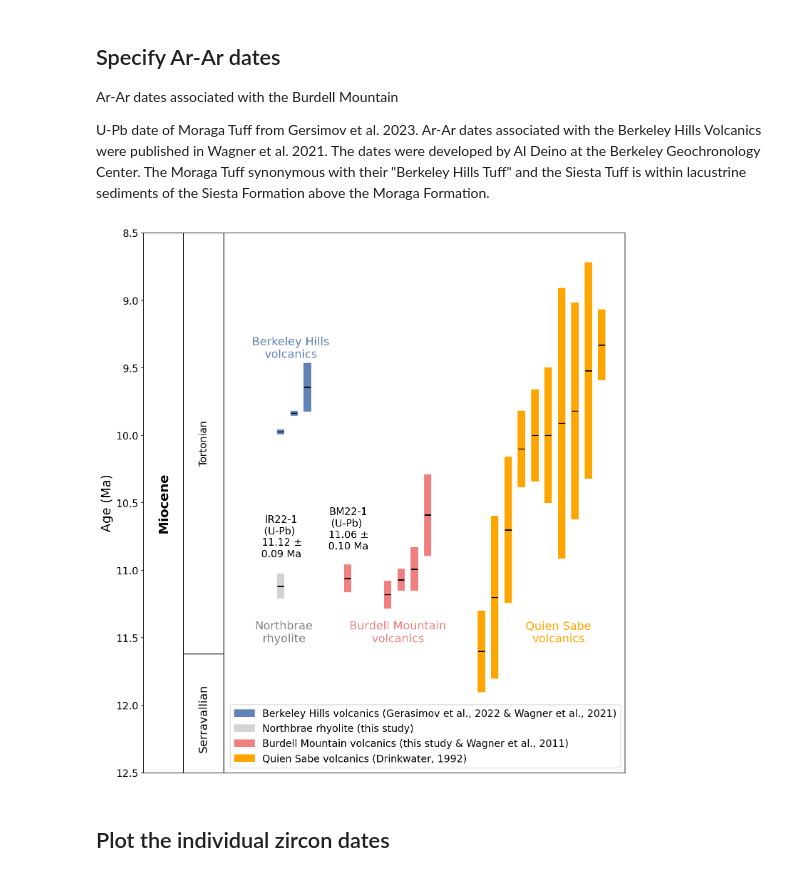
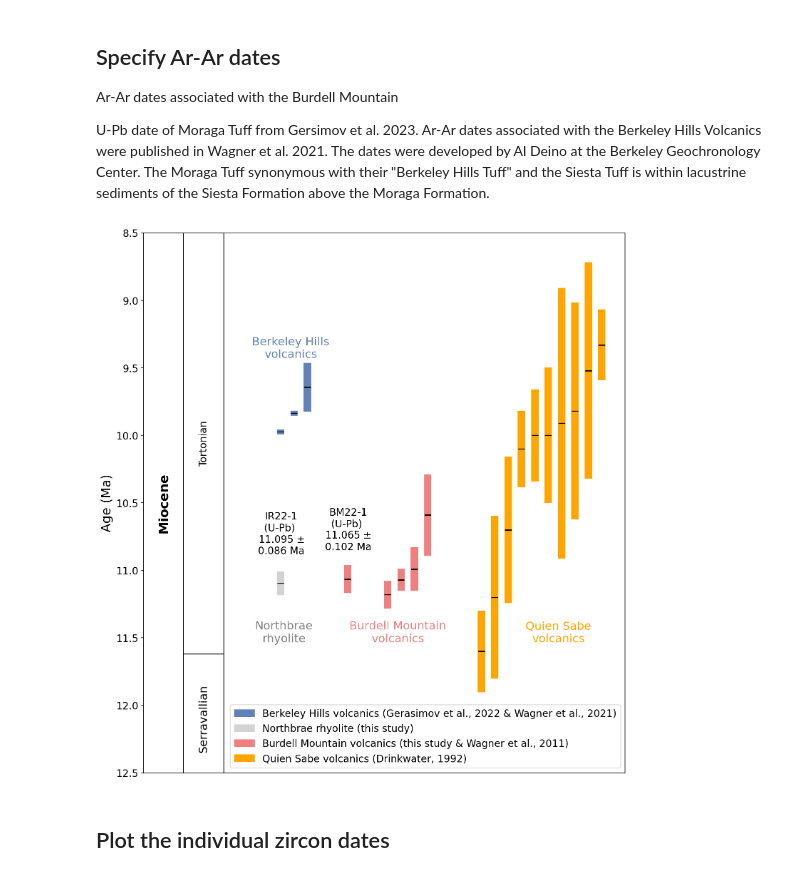
Before and after one commit to Swanson-Hysell-Group/Northbrae_Volcanics, a Jupyter notebook: code/date_bar_plots.ipynb, the cells around one changed output. Saved outputs shown, nothing was run; the diff lists cells and outputs as text; code cells hidden in the pictures.

```diff
--- a/code/date_bar_plots.ipynb
+++ b/code/date_bar_plots.ipynb
@@ -79,11 +79,11 @@ Quien_Sabe_K_Ar_2sigma_89Sg_15 = 0.3*2
 Quien_Sabe_K_Ar_2sigma_88Sg_12 = 0.15*2
 # %%
 #date developed on zircon U-Pb (Henschel et al., 202#)
-Burdell_Mountain_weighted_mean_date = 11.06
-Burdell_Mountain_weighted_mean_2sigma = 0.10
+Burdell_Mountain_weighted_mean_date = 11.065
+Burdell_Mountain_weighted_mean_2sigma = 0.102
 
-Indian_Rock_weighted_mean_date = 11.118
-Indian_Rock_weighted_mean_2sigma = 0.089
+Indian_Rock_weighted_mean_date = 11.095
+Indian_Rock_weighted_mean_2sigma = 0.086
 # %%
 x_positions = [9]
 
@@ -140,7 +140,7 @@ ax.hlines(Indian_Rock_weighted_mean_date,Ar_x,Ar_x+Ar_width,color='black')
 Indian_Rock_date_error = matplotlib.patches.Rectangle((Ar_x, Indian_Rock_weighted_mean_date-Indian_Rock_weighted_mean_2sigma),\
                                          Ar_width, Indian_Rock_weighted_mean_2sigma*2, color='lightgrey', label='Northbrae rhyolite (this study)')
 ax.add_patch(Indian_Rock_date_error)
-ax.text(Ar_x+0.3,Indian_Rock_weighted_mean_date-0.2,'IR22-1\n(U-Pb) \n11.12 $\pm$\n0.09 Ma',size='14',horizontalalignment='center',
+ax.text(Ar_x+0.3,Indian_Rock_weighted_mean_date-0.2,'IR22-1\n(U-Pb) \n' + str(Indian_Rock_weighted_mean_date) + ' $\pm$\n' + str(Indian_Rock_weighted_mean_2sigma) + ' Ma',size='14',horizontalalignment='center',
         verticalalignment='bottom',multialignment='center',rotation=0)
 
 ### Burdell dates
@@ -151,7 +151,7 @@ ax.hlines(Burdell_Mountain_weighted_mean_date,Ar_x,Ar_x+Ar_width,color='black')
 Burdell_Mountain_date_error = matplotlib.patches.Rectangle((Ar_x, Burdell_Mountain_weighted_mean_date-Burdell_Mountain_weighted_mean_2sigma),\
                                          Ar_width, Burdell_Mountain_weighted_mean_2sigma*2, color='lightcoral', label='Burdell Mountain volcanics (this study & Wagner et al., 2011)')
 ax.add_patch(Burdell_Mountain_date_error)
-ax.text(Ar_x+0.3,Burdell_Mountain_weighted_mean_date-0.2,'BM22-1\n(U-Pb) \n11.06 $\pm$\n0.10 Ma',size='14',horizontalalignment='center',
+ax.text(Ar_x+0.3,Burdell_Mountain_weighted_mean_date-0.2,'BM22-1\n(U-Pb) \n' +str(Burdell_Mountain_weighted_mean_date) + ' $\pm$\n' + str(Burdell_Mountain_weighted_mean_2sigma) + ' Ma',size='14',horizontalalignment='center',
         verticalalignment='bottom',multialignment='center',rotation=0)
 
 Ar_x=x_positions[0]+4
@@ -290,34 +290,34 @@ ax.add_patch(matplotlib.patches.Rectangle((-3, Serravallian_Tortonian),
                                           3, Langhian_Serravallian-Serravallian_Tortonian, facecolor='white',edgecolor='black'))
 ax.annotate('Serravallian', (-1.5, 12.35), color='black',
             fontsize=16, ha='center', va='bottom',rotation=90)
 
 ax.add_patch(matplotlib.patches.Rectangle((-3, plot_age_min),
                                           3, Serravallian_Tortonian-plot_age_min, facecolor='white',edgecolor='black'))
 ax.annotate('Tortonian', (-1.5, (Serravallian_Tortonian+plot_age_min)/2), color='black',
             fontsize=14, ha='center', va='center',rotation=90)
 
 plt.legend(loc='lower left',bbox_to_anchor=(0.17, 0., 0.5, 0.5),fontsize=14)
 
 # Labels
 ax.text(5,Siesta_Tuff_Ar_date-0.2,'Berkeley Hills\nvolcanics',size='16',horizontalalignment='center',
         verticalalignment='bottom',multialignment='center',rotation=0, color='#6082B6')
 
 ax.text(25,11.55,'Quien Sabe\nvolcanics',size='16',horizontalalignment='center',
         verticalalignment='bottom',multialignment='center',rotation=0, color='orange')
 
 ax.text(4.5,11.55,'Northbrae\nrhyolite',size='16',horizontalalignment='center',
         verticalalignment='bottom',multialignment='center',rotation=0, color='grey')
 
 ax.text(13,11.55,'Burdell Mountain\nvolcanics',size='16',horizontalalignment='center',
         verticalalignment='bottom',multialignment='center',rotation=0, color='lightcoral')
 
 ax.tick_params(axis='y', labelsize=14)
 plt.ylabel('Age (Ma)',fontsize=18)
 plt.tight_layout()
 plt.savefig('./output/Coast_Range_Volcanics_Dates.pdf')
 plt.show()
 # %% [output]
-[figure, old version]
+[figure, new version]
 # %% [markdown]
 ## Plot the individual zircon dates
 # %%
```
Also changed, not shown: parts of 5 cells of this notebook, 2 other files.
